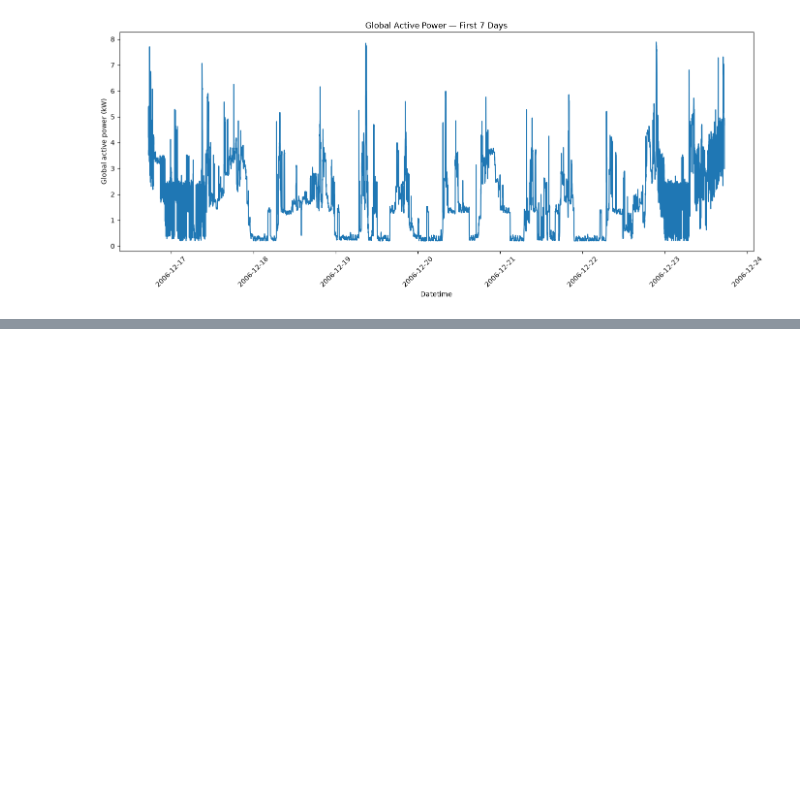
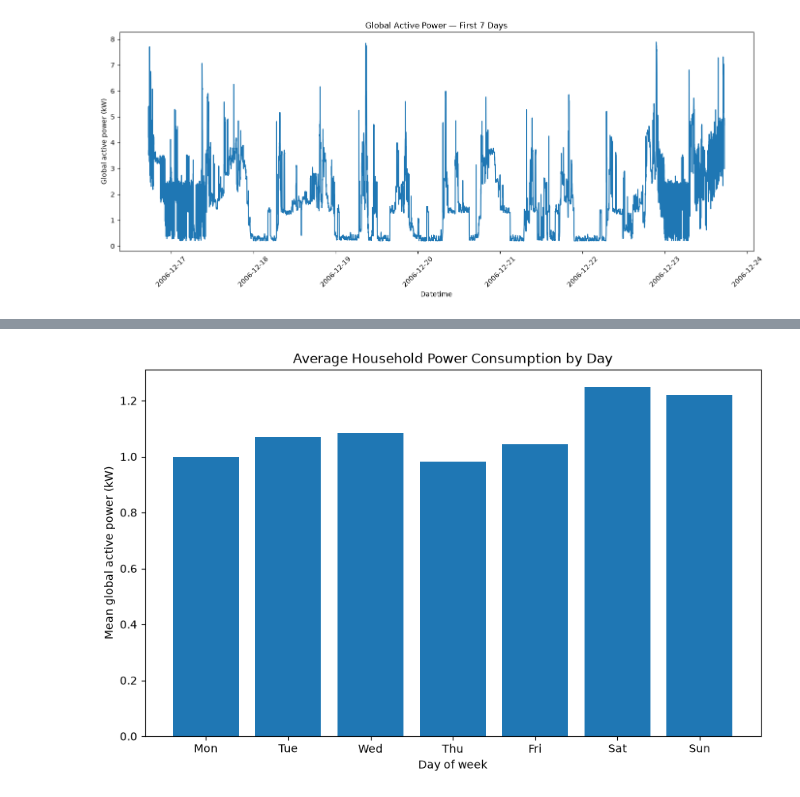
Before and after one commit to dmurray-data/deep-learning-tabular, a Jupyter notebook: notebooks/02_eda.ipynb, the cells around one changed output, grey strips where cells are left out. Saved outputs shown, nothing was run; the diff lists cells and outputs as text; code cells hidden in the pictures; blank space fills up the shorter version.

```diff
--- a/notebooks/02_eda.ipynb
+++ b/notebooks/02_eda.ipynb
@@ -142,0 +210,25 @@ plt.show()
+# %%
+weekday_profile = (
+    df.groupby("day_of_week")["Global_active_power"]
+    .mean()
+)
+# %%
+weekday_names = [
+    "Mon", "Tue", "Wed", "Thu",
+    "Fri", "Sat", "Sun"
+]
+
+plt.figure(figsize=(10, 6))
+
+plt.bar(
+    weekday_names,
+    weekday_profile.values
+)
+
+plt.xlabel("Day of week")
+plt.ylabel("Mean global active power (kW)")
+plt.title("Average Household Power Consumption by Day")
+
+plt.show()
+# %% [output]
+[figure, added]
```
Also changed, not shown: parts of 11 cells of this notebook.
